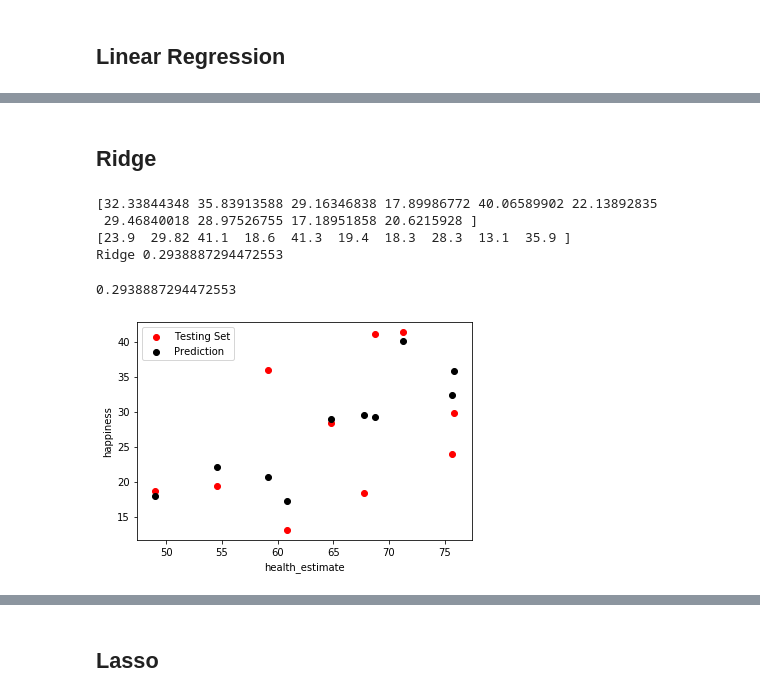
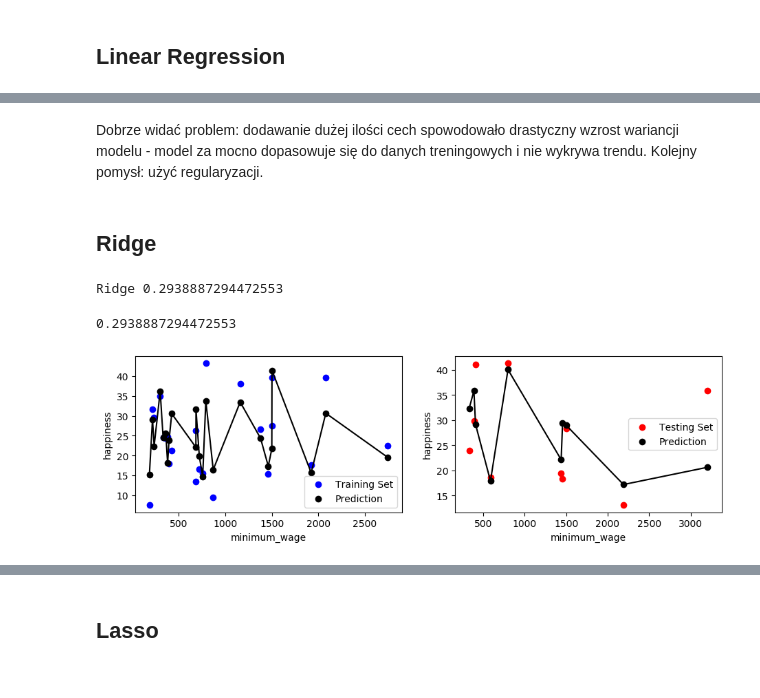
Before and after one commit to McCastles/MED-project, a Jupyter notebook: Regression.ipynb, the cells around one changed output, grey strips where cells are left out. Saved outputs shown, nothing was run; the diff lists cells and outputs as text; code cells hidden in the pictures.

```diff
--- a/Regression.ipynb
+++ b/Regression.ipynb
@@ -65,21 +65,34 @@ X_train, X_test, y_train, y_test = split(df)
 # %% [markdown]
 Tę funkcję będziemy używali do wyznaczania tego, jak dobrze działają różne modele regresji.
 # %%
-def check_regressor(reg_model, graph=True, verbose=True, tree=False):
+def check_regressor(reg_model, X_train, X_test, y_train, y_test, graph=True, verbose=True, tree=False, x_feature = 'minimum_wage'):
 
     reg_model.fit(X_train, y_train)
+
+    y_dopas = reg_model.predict(X_train)
     y_pred = reg_model.predict(X_test)
-    print(y_pred)
-    print(y_test)
+
     score = reg_model.score(X_test, y_test)
 
     if verbose:
         print(reg_model.__class__.__name__, score)
 
     if graph:
-        x_feature = 'health_estimate'
-        plt.scatter(X_test[x_feature], y_test, color='red', label='Testing Set')
-        plt.scatter(X_test[x_feature], y_pred, color='black', label='Prediction')
+
+        plt.figure(figsize=(11,3), dpi=100)
+
+        plt.subplot(1, 2, 1)
+        plt.scatter(sorted(X_train[x_feature]), y_train, color='blue', label='Training Set')
+        plt.scatter(sorted(X_train[x_feature]), y_dopas, color='black', label='Prediction')
+        plt.plot(sorted(X_train[x_feature]), y_dopas, color='black')
+        plt.xlabel(x_feature)
+        plt.ylabel('happiness')
+        plt.legend()
+
+        plt.subplot(1, 2, 2)
+        plt.scatter(sorted(X_test[x_feature]), y_test, color='red', label='Testing Set')
+        plt.scatter(sorted(X_test[x_feature]), y_pred, color='black', label='Prediction')
+        plt.plot(sorted(X_test[x_feature]), y_pred, color='black')
         plt.xlabel(x_feature)
         plt.ylabel('happiness')
         plt.legend()
@@ -105,15 +118,2 @@ Metody które zostałe użyte:
 # %% [markdown]
 ## Linear Regression
-# %%
-from sklearn.linear_model import LinearRegression
-model = LinearRegression()
-
-model.fit(X_train, y_train)
-y_pred = model.predict(X_test)
-
-x_feature = 'health_estimate'
-plt.scatter(sorted(X_test[x_feature]), y_test, color='red', label='Testing Set')
-plt.plot(sorted(X_test[x_feature]), y_pred, color='black', label='Prediction')
-plt.xlabel(x_feature)
-plt.ylabel('happiness')
-plt.legend()
@@ -123,14 +152,13 @@ plt.legend()
+# %% [markdown]
+Dobrze widać problem: dodawanie dużej ilości cech spowodowało drastyczny wzrost wariancji modelu - model za mocno dopasowuje się do danych treningowych i nie wykrywa trendu. Kolejny pomysł: użyć regularyzacji.
 # %% [markdown]
 ## Ridge
 # %%
 from sklearn.linear_model import Ridge
 # %%
 ridge = Ridge(alpha=1000.0)
-check_regressor(ridge, graph=True)
+check_regressor(ridge, X_train, X_test, y_train, y_test, graph=True)
 # %% [output]
-[32.33844348 35.83913588 29.16346838 17.89986772 40.06589902 22.13892835
- 29.46840018 28.97526755 17.18951858 20.6215928 ]
-[23.9  29.82 41.1  18.6  41.3  19.4  18.3  28.3  13.1  35.9 ]
 Ridge 0.2938887294472553
 0.2938887294472553
-[figure, old version]
+[figure, new version]
```
Also changed, not shown: parts of 53 cells of this notebook.
